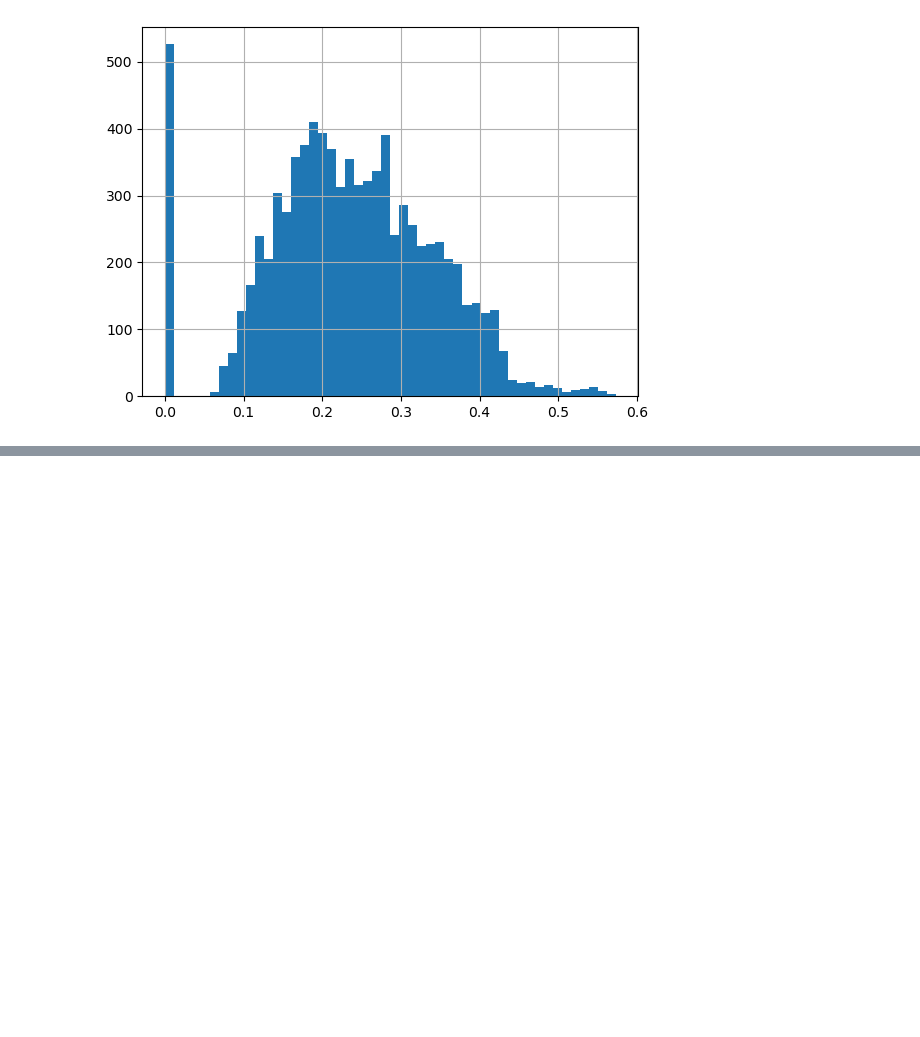
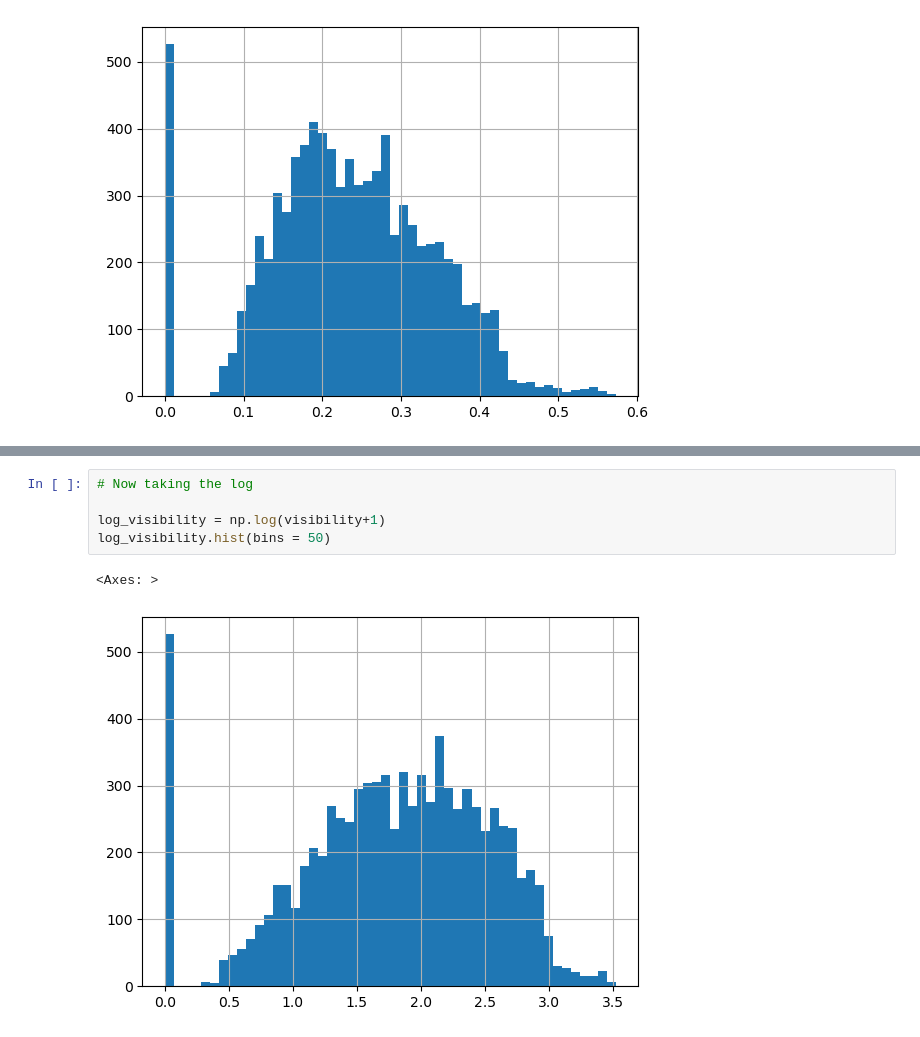
Before and after one commit to Malinda1/feature_engineering, a Jupyter notebook: feature_engineering.ipynb, the cells around one changed output, grey strips where cells are left out. Saved outputs shown, nothing was run; the diff lists cells and outputs as text; blank space fills up the shorter version.

```diff
--- a/feature_engineering.ipynb
+++ b/feature_engineering.ipynb
@@ -44,0 +79,8 @@ item_visibility_squareroot.hist(bins=50)
+# %%
+# Now taking the log
+
+log_visibility = np.log(visibility+1)
+log_visibility.hist(bins = 50)
+# %% [output]
+<Axes: >
+[figure, added]
```
Also changed, not shown: parts of 7 cells of this notebook.
